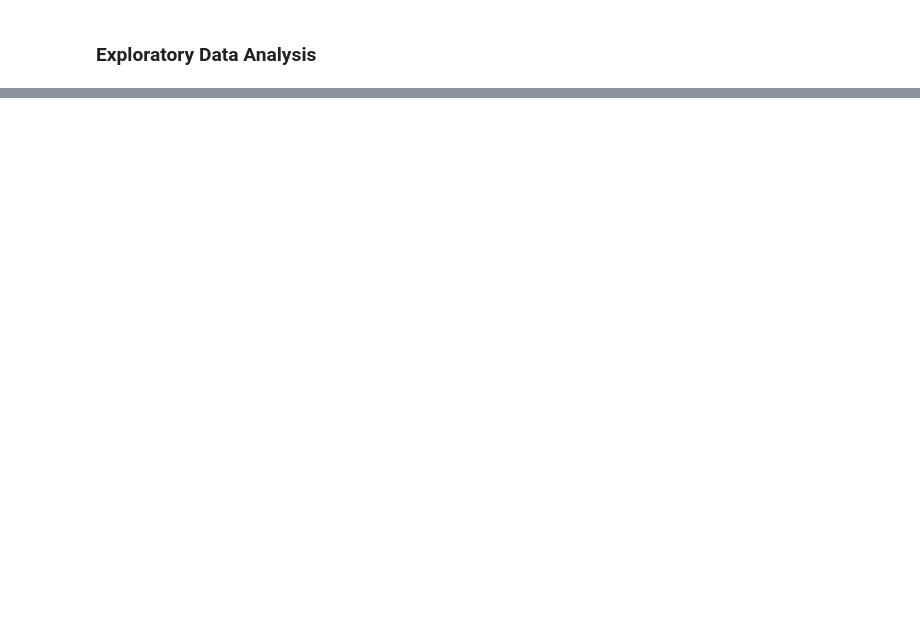
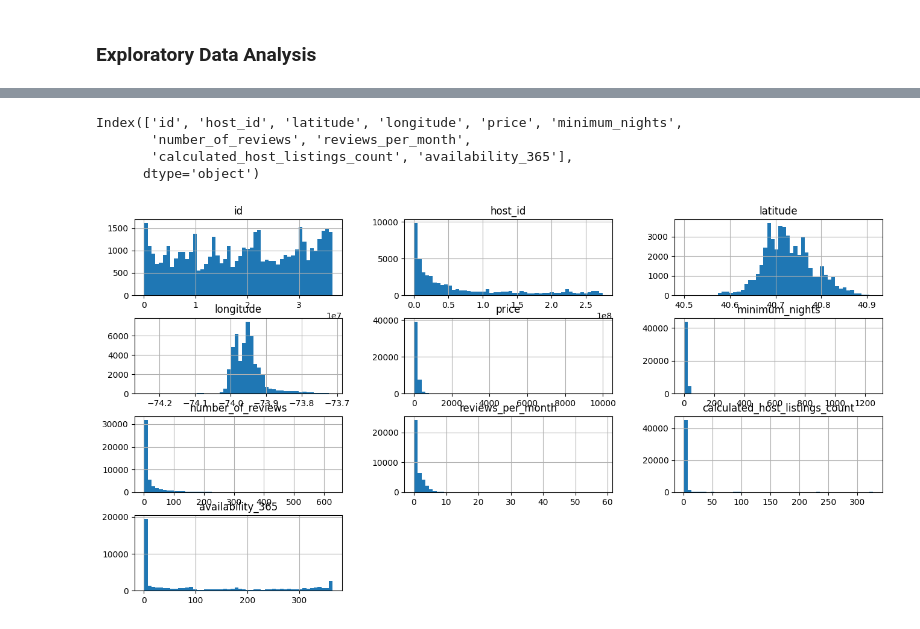
Before and after one commit to imabuzerdatascience/NYC-House-Prediction, a Jupyter notebook: NYC room_type prediction.ipynb, the cells around one changed output, grey strips where cells are left out. Cells and saved outputs as stored; diff of their text form; code cells hidden in the pictures; blank space fills up the shorter version.

```diff
--- a/NYC room_type prediction.ipynb
+++ b/NYC room_type prediction.ipynb
@@ -93,0 +127,13 @@ df.describe()
+# %%
+num_cols = df.select_dtypes(include="number").columns
+num_cols
+# %% [output]
+Index(['id', 'host_id', 'latitude', 'longitude', 'price', 'minimum_nights',
+       'number_of_reviews', 'reviews_per_month',
+       'calculated_host_listings_count', 'availability_365'],
+      dtype='object')
+# %%
+df[num_cols].hist(bins=50 , figsize=(16,8))
+plt.show()
+# %% [output]
+[figure, added]
```
Also changed, not shown: parts of 16 cells of this notebook.
